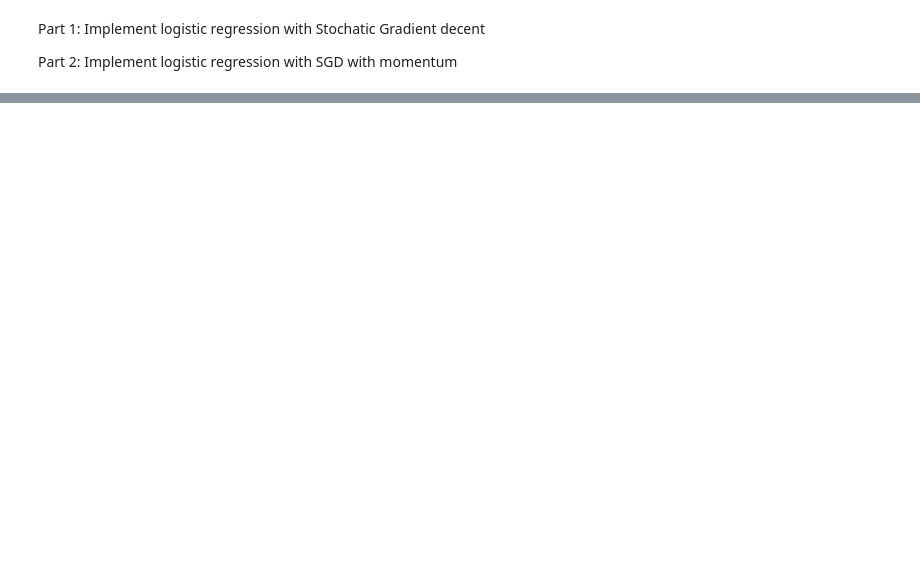
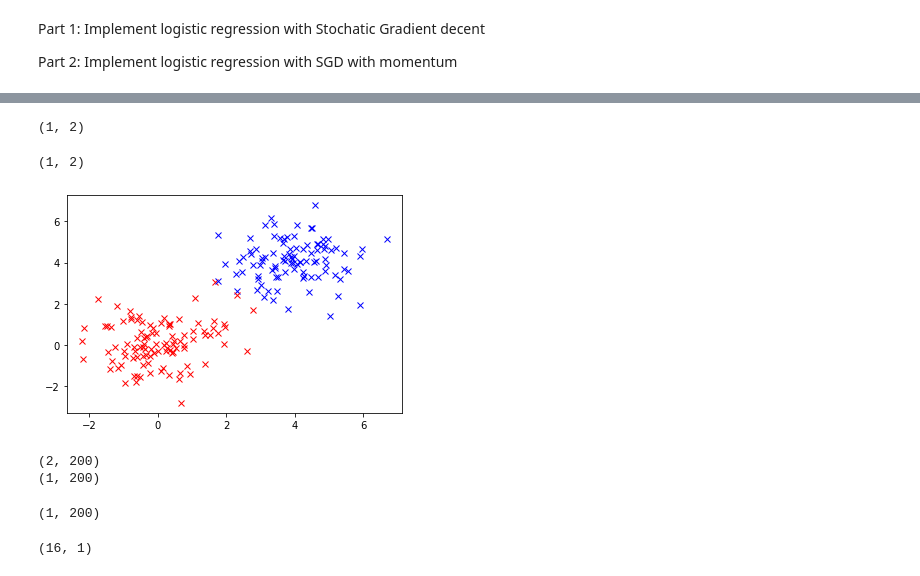
Before and after one commit to llctrautmann/LMH_Summer_School, a Jupyter notebook: LMH_Week_2_Notebooks/Homework/HW2_2.ipynb, the cells around one changed output, grey strips where cells are left out. Saved outputs shown, nothing was run; the diff lists cells and outputs as text; code cells hidden in the pictures; blank space fills up the shorter version.

```diff
--- a/LMH_Week_2_Notebooks/Homework/HW2_2.ipynb
+++ b/LMH_Week_2_Notebooks/Homework/HW2_2.ipynb
@@ -39,0 +63,61 @@ print(y.shape)
+# %%
+w.shape
+# %% [output]
+(1, 2)
+# %%
+# We now need to iteratively calculate our loss, calulate our gradients and take a step towards better weights.
+
+lr = 1e-4
+epochs = 100000
+
+
+
+# An iteration here is called an "epoch"
+for epoch in range(epochs):
+    # First step is to calculate the loss for the current weights
+    z = linear(w,X,b)
+    yhat = sigmoid(z)
+    losses = loss(y, yhat)
+
+
+    ls.append(losses) # Save the loss to plot later. (Ideally we would plot this every epoch to check the loss is going down)
+
+    # Backward Pass
+
+    djdz = yhat - y
+
+    djdw = djdz @ X.T
+
+    w -= lr*djdw
+    b -= lr*djdb # This step requires some claification. CLARIFICATION: the gradient formula is not solvable as a closed solution so we use gradient decent take the gardient at any point and move in the opposite direction.
+
+w.shape
+# %% [output]
+(1, 2)
+# %%
+plotClass(X,yhat>0.5,"x")
+# %% [output]
+[figure, added]
+# %%
+num_data=100 # data points per class
+
+x1=np.random.randn(2,num_data)+4
+x0=np.random.randn(2,num_data)
+
+y1=np.ones((1,num_data))
+y0=np.zeros((1,num_data))
+
+X=np.concatenate((x1,x0),axis=1)
+y=np.concatenate((y1,y0), axis=1)
+# plotClass(X,y,'o')
+print(X.shape)
+print(y.shape)
+# %% [output]
+(2, 200)
+(1, 200)
+# %%
+X = X.T
+
+print(y.shape)
+# %% [output]
+(1, 200)
@@ -39,0 +151,4 @@ print(y.shape)
+# %%
+test.shape
+# %% [output]
+(16, 1)
```
Also changed, not shown: parts of 6 cells of this notebook, 31 other files.
